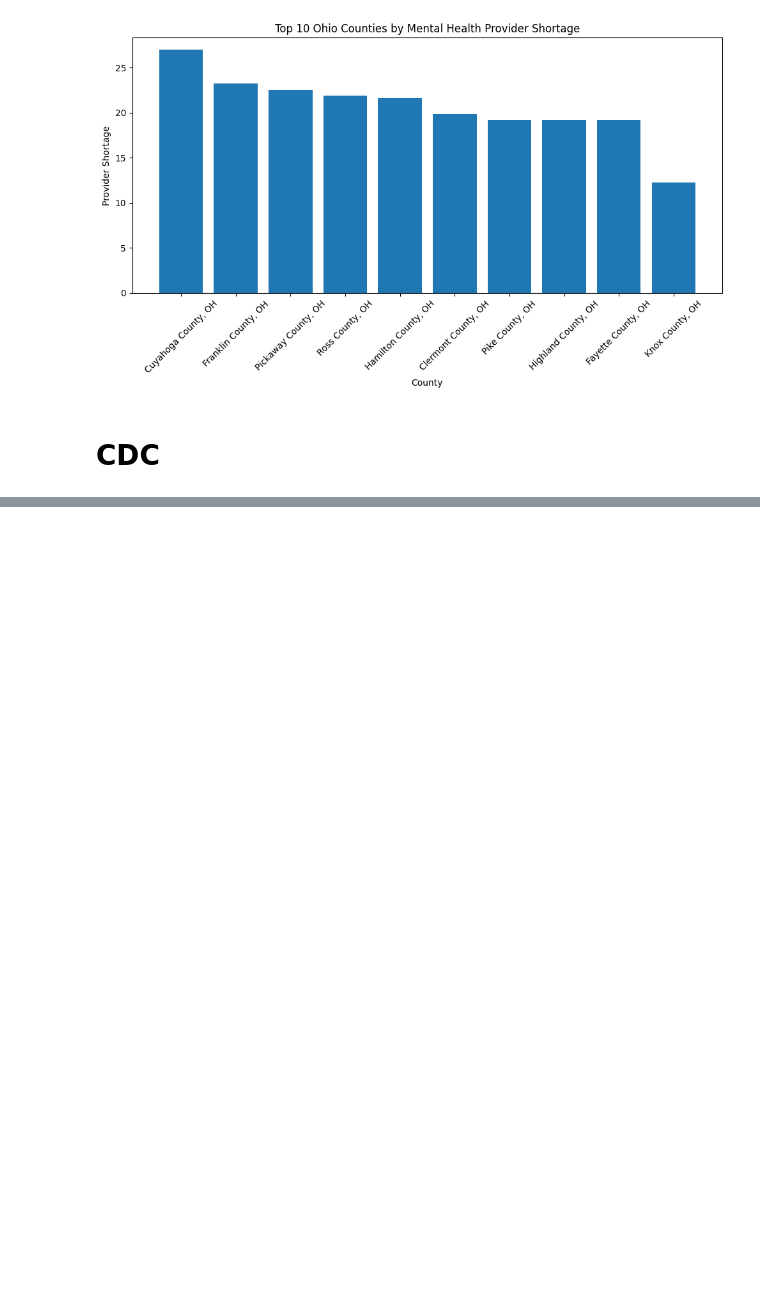
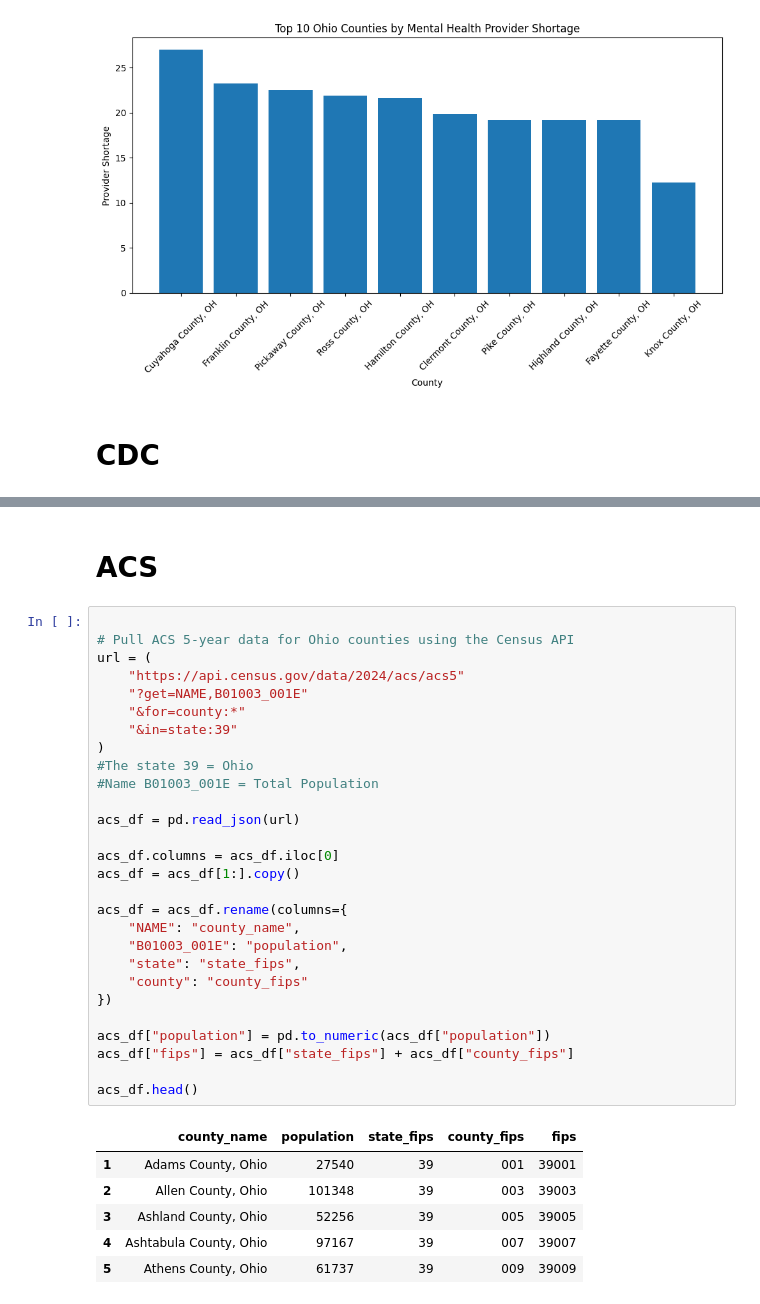
Before and after one commit to IT4063C-Spring26/final-project-Conner-Morgan329, a Jupyter notebook: Check2.ipynb, the cells around one changed output, grey strips where cells are left out. Saved outputs shown, nothing was run; the diff lists cells and outputs as text; blank space fills up the shorter version.

```diff
--- a/Check2.ipynb
+++ b/Check2.ipynb
@@ -83,0 +153,37 @@ plt.show()
+# %% [markdown]
+<h1>ACS</h1>
+# %%
+
+# Pull ACS 5-year data for Ohio counties using the Census API
+url = (
+    "https://api.census.gov/data/2024/acs/acs5"
+    "?get=NAME,B01003_001E"
+    "&for=county:*"
+    "&in=state:39"
+)
+#The state 39 = Ohio
+#Name B01003_001E = Total Population
+
+acs_df = pd.read_json(url)
+
+acs_df.columns = acs_df.iloc[0]
+acs_df = acs_df[1:].copy()
+
+acs_df = acs_df.rename(columns={
+    "NAME": "county_name",
+    "B01003_001E": "population",
+    "state": "state_fips",
+    "county": "county_fips"
+})
+
+acs_df["population"] = pd.to_numeric(acs_df["population"])
+acs_df["fips"] = acs_df["state_fips"] + acs_df["county_fips"]
+
+acs_df.head()
+# %% [output]
+|  | county_name | population | state_fips | county_fips | fips |
+| 1 | Adams County, Ohio | 27540 | 39 | 001 | 39001 |
+| 2 | Allen County, Ohio | 101348 | 39 | 003 | 39003 |
+| 3 | Ashland County, Ohio | 52256 | 39 | 005 | 39005 |
+| 4 | Ashtabula County, Ohio | 97167 | 39 | 007 | 39007 |
+| 5 | Athens County, Ohio | 61737 | 39 | 009 | 39009 |
```
Also changed, not shown: parts of 6 cells of this notebook.
